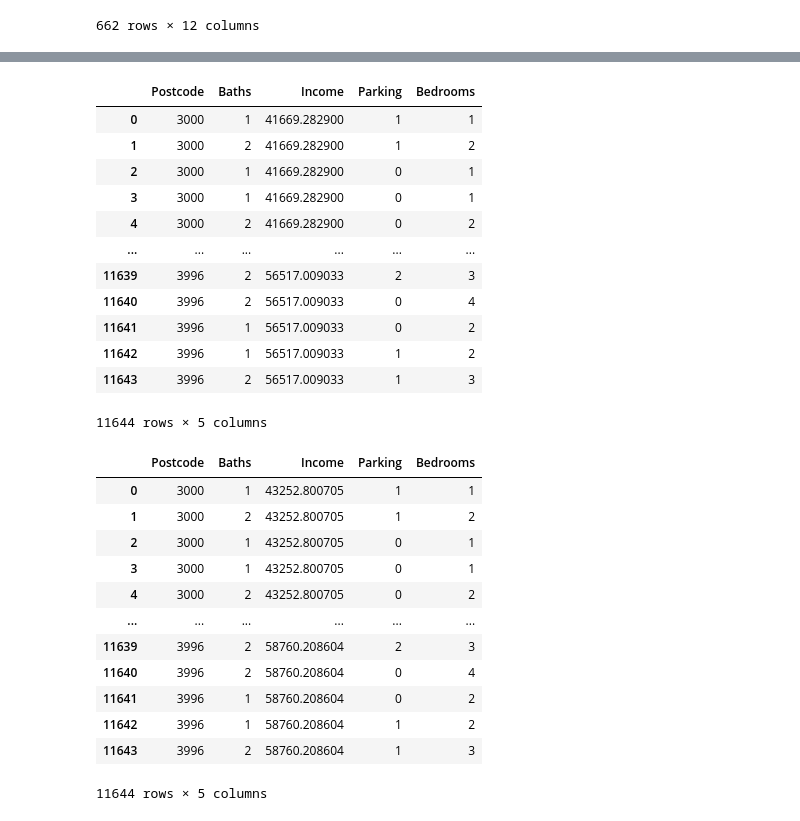
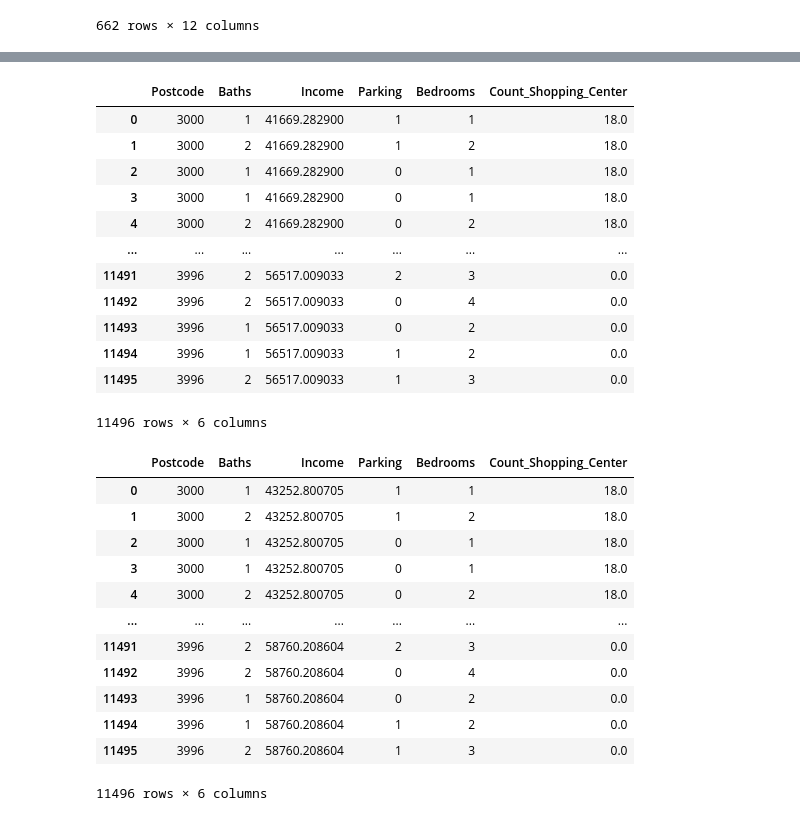
Before and after one commit to MAST30034-Applied-Data-Science/generic-real-estate-consulting-project-group50, a Jupyter notebook: draft works/RF_Model.ipynb, the cells around one changed output, grey strips where cells are left out. Cells and saved outputs as stored; diff of their text form; code cells hidden in the pictures.

```diff
--- a/draft works/RF_Model.ipynb
+++ b/draft works/RF_Model.ipynb
@@ -4,7 +4,7 @@ import matplotlib.pyplot as plt
 import numpy as np
 # %%
 data = pd.read_csv('../data/curated/outliers_removed.csv')
-data = data[['Postcode', 'Baths', 'Income', 'Parking', 'Bedrooms','Weekly Rental Price']]
+data = data[['Postcode', 'Baths', 'Income', 'Parking', 'Bedrooms','Count_Shopping_Center','Weekly Rental Price']]
 
 data
 # %% [output]
@@ -227,31 +227,31 @@ data_2023
 # %%
 data_2024 = data.drop(columns=['Income','Weekly Rental Price'])
 
 data_2024 = data_2024.merge(inc_2024, on='Postcode', how='left')
 
 data_2024 = data_2024.rename(columns={'2024' : 'Income'})
 
-order = ['Postcode','Baths','Income','Parking','Bedrooms']
+order = ['Postcode','Baths','Income','Parking','Bedrooms','Count_Shopping_Center']
 
 data_2024 = data_2024[order]
 
 data_2024 = data_2024.fillna(40000)
 
 data_2024
 # %% [output]
-|  | Postcode | Baths | Income | Parking | Bedrooms |
-| 0 | 3000 | 1 | 41669.282900 | 1 | 1 |
-| 1 | 3000 | 2 | 41669.282900 | 1 | 2 |
-| 2 | 3000 | 1 | 41669.282900 | 0 | 1 |
-| 3 | 3000 | 1 | 41669.282900 | 0 | 1 |
-| 4 | 3000 | 2 | 41669.282900 | 0 | 2 |
-| ... | ... | ... | ... | ... | ... |
-| 11639 | 3996 | 2 | 56517.009033 | 2 | 3 |
-| 11640 | 3996 | 2 | 56517.009033 | 0 | 4 |
-| 11641 | 3996 | 1 | 56517.009033 | 0 | 2 |
-| 11642 | 3996 | 1 | 56517.009033 | 1 | 2 |
-| 11643 | 3996 | 2 | 56517.009033 | 1 | 3 |
+|  | Postcode | Baths | Income | Parking | Bedrooms | Count_Shopping_Center |
+| 0 | 3000 | 1 | 41669.282900 | 1 | 1 | 18.0 |
+| 1 | 3000 | 2 | 41669.282900 | 1 | 2 | 18.0 |
+| 2 | 3000 | 1 | 41669.282900 | 0 | 1 | 18.0 |
+| 3 | 3000 | 1 | 41669.282900 | 0 | 1 | 18.0 |
+| 4 | 3000 | 2 | 41669.282900 | 0 | 2 | 18.0 |
+| ... | ... | ... | ... | ... | ... | ... |
+| 11491 | 3996 | 2 | 56517.009033 | 2 | 3 | 0.0 |
+| 11492 | 3996 | 2 | 56517.009033 | 0 | 4 | 0.0 |
+| 11493 | 3996 | 1 | 56517.009033 | 0 | 2 | 0.0 |
+| 11494 | 3996 | 1 | 56517.009033 | 1 | 2 | 0.0 |
+| 11495 | 3996 | 2 | 56517.009033 | 1 | 3 | 0.0 |
-11644 rows × 5 columns
+11496 rows × 6 columns
 # %%
 data_2025 = data.drop(columns=['Income','Weekly Rental Price'])
 
@@ -259,7 +259,7 @@ data_2025 = data_2025.merge(inc_2025, on='Postcode', how='left')
 
 data_2025 = data_2025.rename(columns={'2025' : 'Income'})
 
-order = ['Postcode','Baths','Income','Parking','Bedrooms']
+order = ['Postcode','Baths','Income','Parking','Bedrooms','Count_Shopping_Center']
 
 data_2025 = data_2025[order]
 
@@ -267,19 +267,19 @@ data_2025 = data_2025.fillna(40000)
 
 data_2025
 # %% [output]
-|  | Postcode | Baths | Income | Parking | Bedrooms |
-| 0 | 3000 | 1 | 43252.800705 | 1 | 1 |
-| 1 | 3000 | 2 | 43252.800705 | 1 | 2 |
-| 2 | 3000 | 1 | 43252.800705 | 0 | 1 |
-| 3 | 3000 | 1 | 43252.800705 | 0 | 1 |
-| 4 | 3000 | 2 | 43252.800705 | 0 | 2 |
-| ... | ... | ... | ... | ... | ... |
-| 11639 | 3996 | 2 | 58760.208604 | 2 | 3 |
-| 11640 | 3996 | 2 | 58760.208604 | 0 | 4 |
-| 11641 | 3996 | 1 | 58760.208604 | 0 | 2 |
-| 11642 | 3996 | 1 | 58760.208604 | 1 | 2 |
-| 11643 | 3996 | 2 | 58760.208604 | 1 | 3 |
+|  | Postcode | Baths | Income | Parking | Bedrooms | Count_Shopping_Center |
+| 0 | 3000 | 1 | 43252.800705 | 1 | 1 | 18.0 |
+| 1 | 3000 | 2 | 43252.800705 | 1 | 2 | 18.0 |
+| 2 | 3000 | 1 | 43252.800705 | 0 | 1 | 18.0 |
+| 3 | 3000 | 1 | 43252.800705 | 0 | 1 | 18.0 |
+| 4 | 3000 | 2 | 43252.800705 | 0 | 2 | 18.0 |
+| ... | ... | ... | ... | ... | ... | ... |
+| 11491 | 3996 | 2 | 58760.208604 | 2 | 3 | 0.0 |
+| 11492 | 3996 | 2 | 58760.208604 | 0 | 4 | 0.0 |
+| 11493 | 3996 | 1 | 58760.208604 | 0 | 2 | 0.0 |
+| 11494 | 3996 | 1 | 58760.208604 | 1 | 2 | 0.0 |
+| 11495 | 3996 | 2 | 58760.208604 | 1 | 3 | 0.0 |
-11644 rows × 5 columns
+11496 rows × 6 columns
 # %%
 data_2023['Pred_2023'] = rf.predict(data_2023)
 data_2024['Pred_2024'] = rf.predict(data_2024)
```
Also changed, not shown: parts of 10 cells of this notebook.
